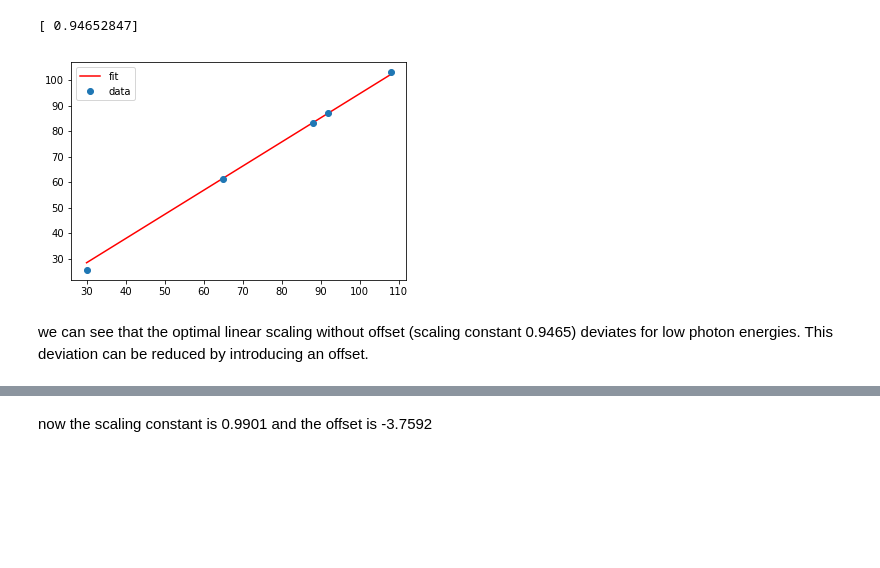
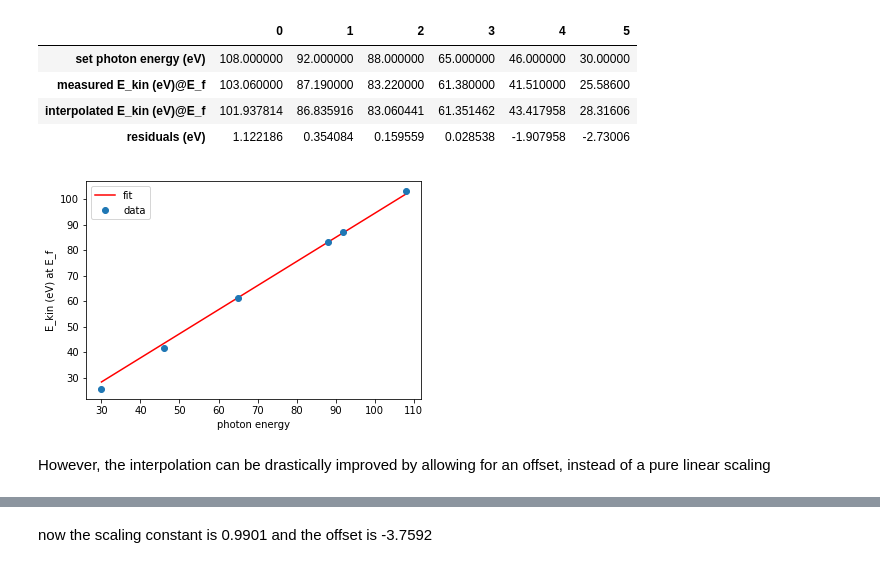
Before and after one commit to nschroet/Niels-jupyter-notebooks, a Jupyter notebook: testing.ipynb, the cells around one changed output, grey strips where cells are left out. Cells and saved outputs as stored; diff of their text form; code cells hidden in the pictures; blank space fills up the shorter version.

```diff
--- a/testing.ipynb
+++ b/testing.ipynb
@@ -6,10 +6,18 @@ When performing an hv scan, one can observe that the Fermi level is not scaling
 # %%
 import matplotlib
 import numpy as np
+import pandas as pd
 import matplotlib.pyplot as plt
 from scipy.optimize import curve_fit
-photon_energy = np.array([108,92,88,65,30])
-Ekin_at_Ef = np.array([103.06,87.19,83.22,61.38,25.586])
+from IPython.display import HTML, display
+photon_energy = np.array([108,92,88,65,46,30])
+Ekin_at_Ef = np.array([103.06,87.19,83.22,61.38,41.51,25.586])
+table_array=np.stack((photon_energy,Ekin_at_Ef))
+header=['set photon energy (eV)','measured E_kin(eV)@E_f']
+df = pd.DataFrame(table_array, index=header)
+html = df.to_html()
+display(HTML(html))
+
 plt.plot(photon_energy, Ekin_at_Ef,'o', label='data');
 plt.xlabel('photon energy');
 plt.ylabel('E_kin (eV) at E_f');
@@ -21,16 +40,29 @@ To compensate for the scaling of the Fermi level, we usually scan the center ene
 # %%
 def linear_funct(x, a):
     return a * x
 popt, pcov = curve_fit(linear_funct, photon_energy, Ekin_at_Ef);
+interpolated_Ef=linear_funct(photon_energy,popt);
+residuals=Ekin_at_Ef-interpolated_Ef;
+table_array=np.stack((photon_energy,Ekin_at_Ef,interpolated_Ef,residuals))
+header=['set photon energy (eV)','measured E_kin (eV)@E_f','interpolated E_kin (eV)@E_f','residuals (eV)']
+df = pd.DataFrame(table_array, index=header)
+html = df.to_html()
+display(HTML(html))
+
 plt.plot(photon_energy, linear_funct(photon_energy, *popt), 'r-', label='fit');
 plt.plot(photon_energy, Ekin_at_Ef,'o', label='data');
+plt.xlabel('photon energy');
+plt.ylabel('E_kin (eV) at E_f');
 plt.legend();
-print(popt)
 # %% [output]
-[ 0.94652847]
+|  | 0 | 1 | 2 | 3 | 4 | 5 |
+| set photon energy (eV) | 108.000000 | 92.000000 | 88.000000 | 65.000000 | 46.000000 | 30.00000 |
+| measured E_kin (eV)@E_f | 103.060000 | 87.190000 | 83.220000 | 61.380000 | 41.510000 | 25.58600 |
+| interpolated E_kin (eV)@E_f | 101.937814 | 86.835916 | 83.060441 | 61.351462 | 43.417958 | 28.31606 |
+| residuals (eV) | 1.122186 | 0.354084 | 0.159559 | 0.028538 | -1.907958 | -2.73006 |
-[figure, old version]
+[figure, new version]
-# %% [markdown]
-we can see that the optimal linear scaling without offset (scaling constant 0.9465) deviates for low photon energies. This deviation can be reduced by introducing an offset.
+# %% [markdown]
+However, the interpolation can be drastically improved by allowing for an offset, instead of a pure linear scaling
 # %%
 def linear_funct2(x, a, b):
     return (a * x) + b
```
Also changed, not shown: parts of 6 cells of this notebook.
